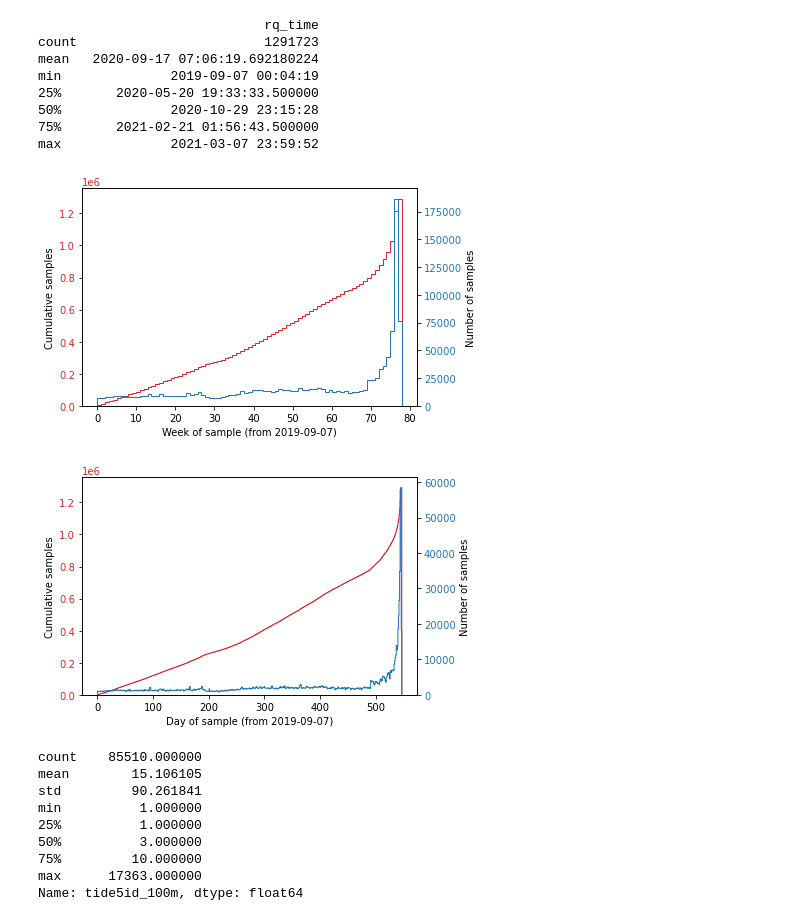
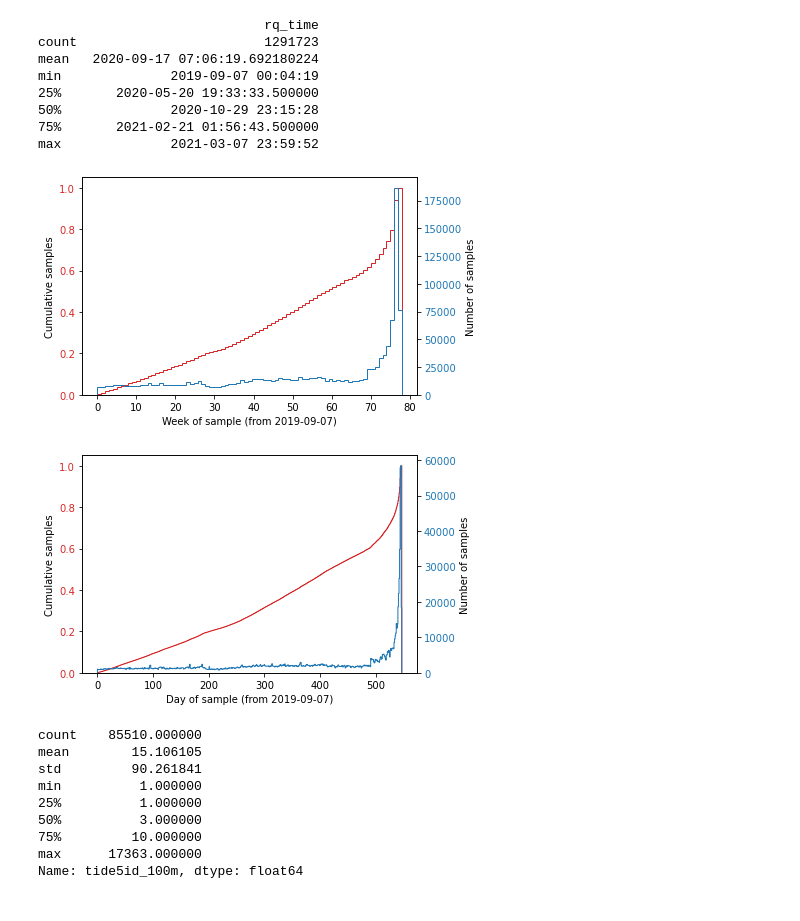
Before and after one commit to CANIS-NAU/Measuring-Mobile-Broadband, a Jupyter notebook: analysis-scripts/skyhook_analysis.ipynb, the cells around one changed output. Drawn from its saved outputs; the diff is of its cells as text; code cells hidden in the pictures.

```diff
--- a/analysis-scripts/skyhook_analysis.ipynb
+++ b/analysis-scripts/skyhook_analysis.ipynb
@@ -34,27 +54,26 @@ min              2019-09-07 00:04:19
 75%       2021-02-21 01:56:43.500000
 max              2021-03-07 23:59:52
 # %%
-
 weekly_counts = skyhook_data.resample('7d', on='rq_time')['rq_time'].count()
 
 cdf_color = 'tab:red'
 hist_color = 'tab:blue'
 
 num_bin = weekly_counts.shape[0]
 fig, cdf_ax = plt.subplots()
-cdf_ax.hist(np.arange(0,num_bin), num_bin, weights=weekly_counts, cumulative=True, histtype='step', color=cdf_color)
+cdf_ax.hist(np.arange(0,num_bin), num_bin, weights=weekly_counts, density=True, cumulative=True, histtype='step', color=cdf_color)
 cdf_ax.tick_params(axis='y', labelcolor=cdf_color)
 plt.ylabel("Cumulative samples")
 plt.xlabel("Week of sample (from 2019-09-07)")
 
 hist_ax = cdf_ax.twinx()
 
 hist_ax.hist(np.arange(0,num_bin), num_bin, weights=weekly_counts, histtype='step', color=hist_color)
 hist_ax.tick_params(axis='y', labelcolor=hist_color)
 plt.ylabel("Number of samples")
 plt.show()
 # %% [output]
-[figure, old version]
+[figure, new version]
 # %%
 
 daily_counts = skyhook_data.resample('1d', on='rq_time')['rq_time'].count()
@@ -64,7 +83,7 @@ hist_color = 'tab:blue'
 
 num_bin = daily_counts.shape[0]
 fig, cdf_ax = plt.subplots()
-cdf_ax.hist(np.arange(0,num_bin), num_bin, weights=daily_counts, cumulative=True, histtype='step', color=cdf_color)
+cdf_ax.hist(np.arange(0,num_bin), num_bin, weights=daily_counts, density=True, cumulative=True, histtype='step', color=cdf_color)
 cdf_ax.tick_params(axis='y', labelcolor=cdf_color)
 plt.ylabel("Cumulative samples")
 plt.xlabel("Day of sample (from 2019-09-07)")
@@ -76,7 +95,7 @@ hist_ax.tick_params(axis='y', labelcolor=hist_color)
 plt.ylabel("Number of samples")
 plt.show()
 # %% [output]
-[figure, old version]
+[figure, new version]
 # %%
 area_data = skyhook_data['tide5id_100m'].groupby(skyhook_data['tide5id_100m']).count().sort_values()
 frequency_count_measurement = area_data.groupby(area_data).count()
```
Also changed, not shown: parts of 12 cells of this notebook.
